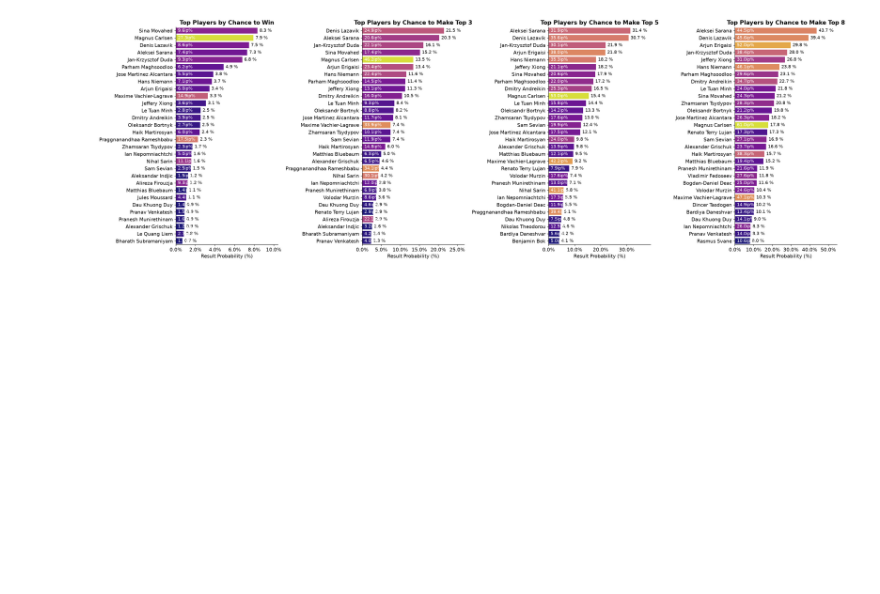
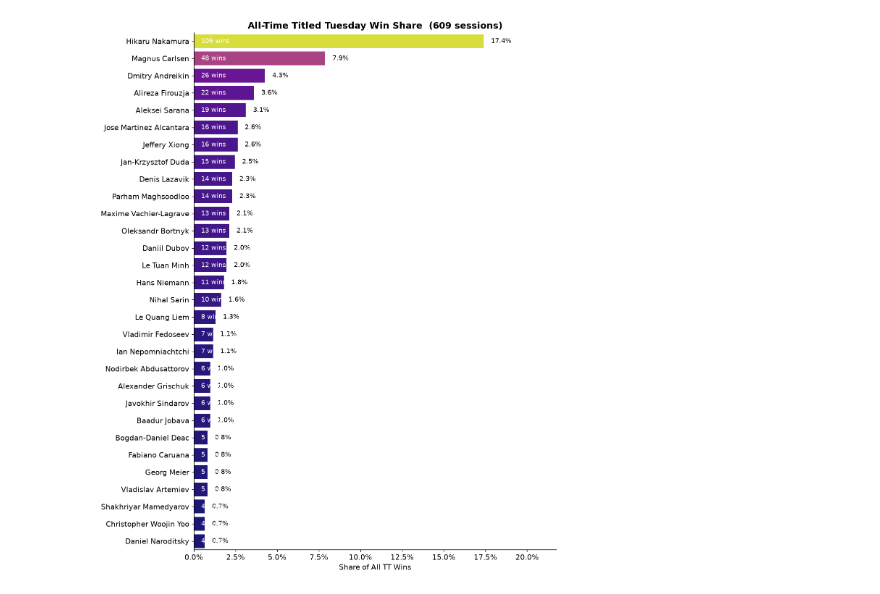
Before and after one commit to EvanMcCormick37/titled-tuesday-analysis, a Jupyter notebook: notebooks/evans-analysis.ipynb, the cells around one changed output. Cells and saved outputs as stored; diff of their text form; code cells hidden in the pictures; blank space fills up the shorter version.

```diff
--- a/notebooks/evans-analysis.ipynb
+++ b/notebooks/evans-analysis.ipynb
@@ -180,48 +57,59 @@ Bankroll $2,000  |  Exposure $1001 (50.1%)  |  Expected edge $51.23  |  Portfoli
 # %%
-fig, axes = plt.subplots(1,4, figsize=(24,8))
+# ── Historical Titled Tuesday win share ──────────────────────────────────────
+# "Overall win %" = share of all TT sessions a player has won
+# (wins / total number of TT sessions ever held — includes both early and late
+# sessions when the twice-weekly schedule was running in 2022-2025).
 
-metrics = [
-    (1,'Top Players by Chance to Win'),
-    (3,'Top Players by Chance to Make Top 3'),
-    (5,'Top Players by Chance to Make Top 5'),
-    (8,'Top Players by Chance to Make Top 8'),
-]
+from src.data import load_tournaments
+
+tournaments = load_tournaments()
+n_sessions = len(tournaments)
+
+df_hist = (
+    tournaments
+    .groupby('winner')
+    .size()
+    .rename('wins')
+    .reset_index()
+    .rename(columns={'winner': 'username'})
+)
+df_hist['win_share'] = df_hist['wins'] / n_sessions
+df_hist['name'] = df_hist['username'].apply(lambda u: USERNAME_TO_PLAYER.get(u, u))
+
+df_plot = df_hist.nlargest(30, 'win_share').reset_index(drop=True)
+
+fig, ax = plt.subplots(1, 1, figsize=(10, 12))
 
 cmap = plt.get_cmap('plasma')
+norm = mcolors.Normalize(vmin=df_plot['wins'].min(), vmax=df_plot['wins'].max())
+colors = cmap(norm(df_plot['wins']))
 
-for ax, (n, title) in zip(axes, metrics):
+sns.barplot(data=df_plot, x='win_share', y='name', ax=ax, palette=colors)
 
-    col_chance = f'P_top{n}'
-    col_when = f'P_top{n}_given_play'
+ax.set_title(
+    f'All-Time Titled Tuesday Win Share  ({n_sessions} sessions)',
+    fontweight='bold', fontsize=14,
+)
 
-    df_plot = results.nlargest(30,col_chance).reset_index()
+max_width = df_plot['win_share'].max() * 1.25
+ax.set_xlim(0, max_width)
+ax.set_xlabel('Share of All TT Wins')
+ax.set_ylabel('')
+ax.xaxis.set_major_formatter(mtick.PercentFormatter(1.0, decimals=1))
 
-    norm = mcolors.Normalize(vmin=df_plot[col_when].min(), vmax=df_plot[col_when].max())
-    colors = cmap(norm(df_plot[col_when]))
+for i, p in enumerate(ax.patches):
+    width = p.get_width()
+    y = p.get_y() + p.get_height() / 2
 
-    names = [USERNAME_TO_PLAYER.get(username,username) for username in df_plot['username']]
+    wins_val = int(df_plot.iloc[i]['wins'])
+    share_val = df_plot.iloc[i]['win_share']
 
-    sns.barplot(data = df_plot, x=col_chance, y=names, ax=ax, palette=colors)
-
-    ax.set_title(title, fontweight='bold')
-
-    max_width = df_plot[col_chance].max()*1.25
-    ax.set_xlim(0, max_width)
-    ax.set_xlabel('Result Probability (%)')
-    ax.set_ylabel('')
-    ax.xaxis.set_major_formatter(mtick.PercentFormatter(1.0, decimals=1))
-
-    for i, p in enumerate(ax.patches):
-        width = p.get_width()
-        y = p.get_y() + p.get_height()/2
-
-        chance_val = df_plot.iloc[i][col_chance]
-        when_val = df_plot.iloc[i][col_when]
-
-        ax.text(width + (max_width * 0.02), y, f'{chance_val*100:.1f} %', va = 'center', ha='left', fontsize=10, color='black')
-        ax.text(max_width * 0.02, y, f'{when_val*100:.1f}ip%', va = 'center', ha='left', fontsize=10, color='white')
+    ax.text(width + max_width * 0.02, y, f'{share_val*100:.1f}%',
+            va='center', ha='left', fontsize=10, color='black')
+    ax.text(max_width * 0.02, y, f'{wins_val} wins',
+            va='center', ha='left', fontsize=10, color='white')
 
 plt.tight_layout()
 plt.show()
 # %% [output]
-[figure, old version]
+[figure, new version]
```
Also changed, not shown: parts of 18 cells of this notebook, 9 other files.
